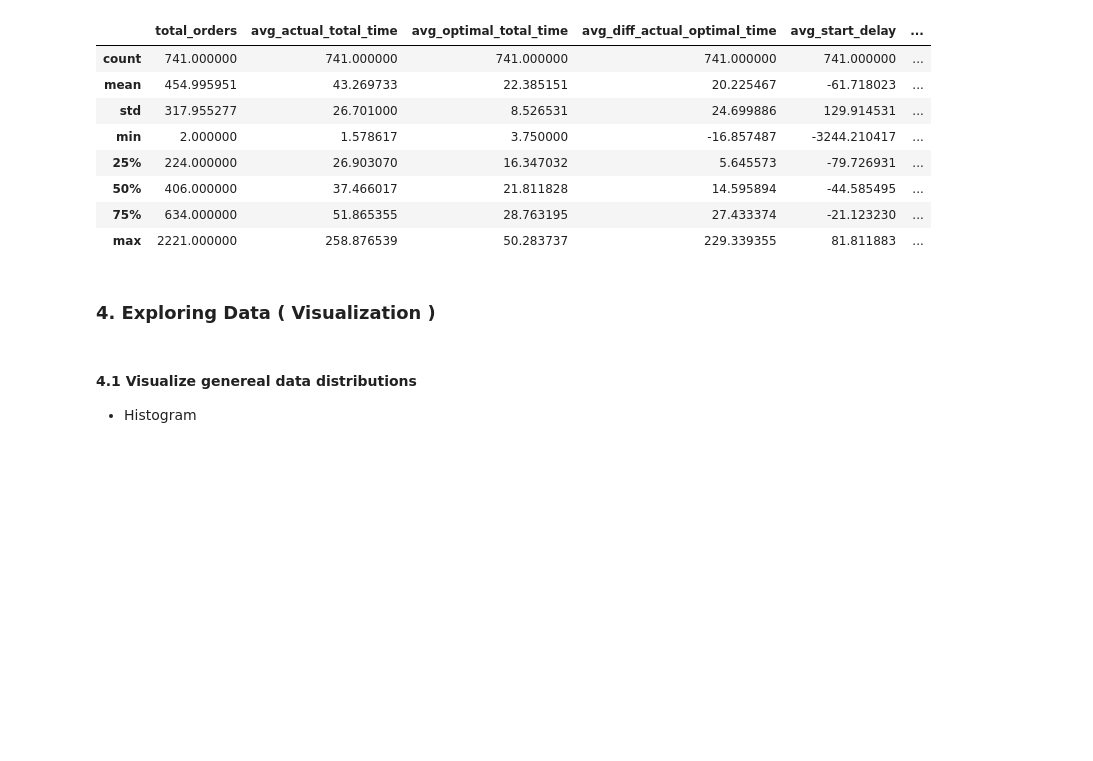
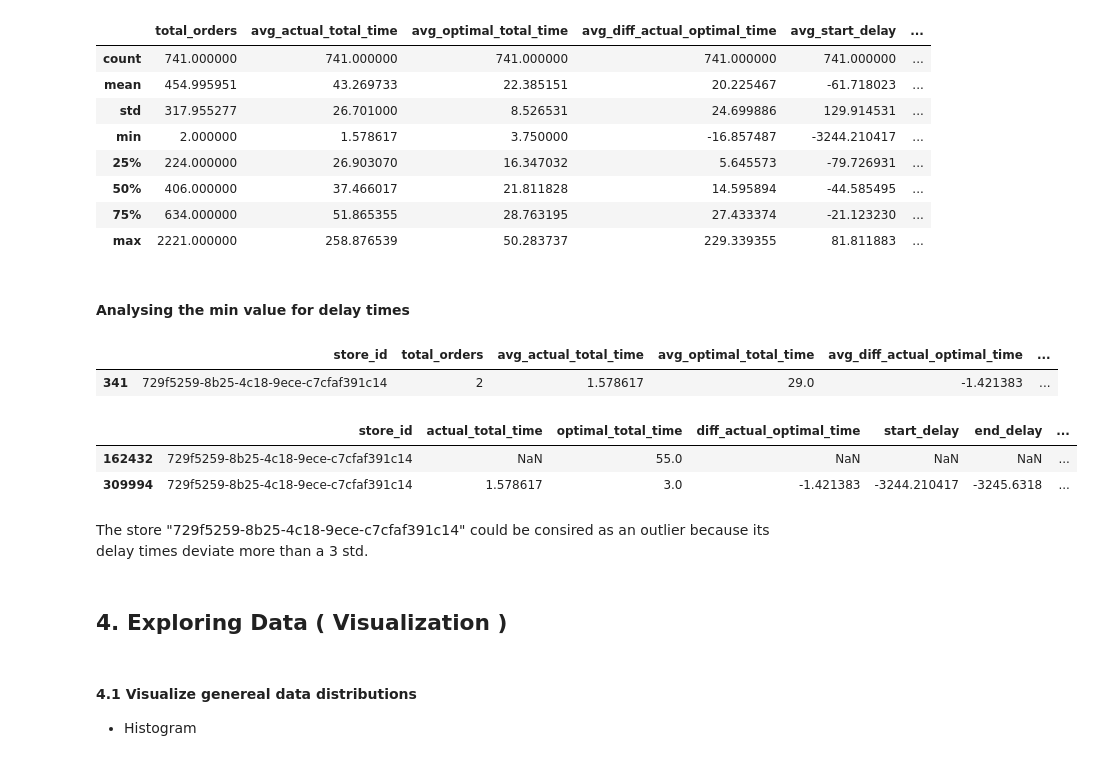
Before and after one commit to anfeher/Instamarket, a Jupyter notebook: research/EDA.ipynb, the cells around one changed output. Cells and saved outputs as stored; diff of their text form; code cells hidden in the pictures; blank space fills up the shorter version.

```diff
--- a/research/EDA.ipynb
+++ b/research/EDA.ipynb
@@ -301,8 +297,23 @@ df_store_agg.describe()
 | 50% | 406.000000 | 37.466017 | 21.811828 | 14.595894 | -44.585495 | ... |
 | 75% | 634.000000 | 51.865355 | 28.763195 | 27.433374 | -21.123230 | ... |
 | max | 2221.000000 | 258.876539 | 50.283737 | 229.339355 | 81.811883 | ... |
+# %% [markdown]
+#### Analysing the min value for delay times
+# %%
+df_store_agg[(df_store_agg["avg_start_delay"]<-452) & (df_store_agg["avg_end_delay"]<-429)]
+# %% [output]
+|  | store_id | total_orders | avg_actual_total_time | avg_optimal_total_time | avg_diff_actual_optimal_time | ... |
+| 341 | 729f5259-8b25-4c18-9ece-c7cfaf391c14 | 2 | 1.578617 | 29.0 | -1.421383 | ... |
+# %%
+df_by_store.get_group("729f5259-8b25-4c18-9ece-c7cfaf391c14")
+# %% [output]
+|  | store_id | actual_total_time | optimal_total_time | diff_actual_optimal_time | start_delay | end_delay | ... |
+| 162432 | 729f5259-8b25-4c18-9ece-c7cfaf391c14 | NaN | 55.0 | NaN | NaN | NaN | ... |
+| 309994 | 729f5259-8b25-4c18-9ece-c7cfaf391c14 | 1.578617 | 3.0 | -1.421383 | -3244.210417 | -3245.6318 | ... |
+# %% [markdown]
+The store "729f5259-8b25-4c18-9ece-c7cfaf391c14" could be consired as an outlier because its delay times deviate more than a 3 std.
 # %% [markdown]
-### 4. Exploring Data ( Visualization )
+## 4. Exploring Data ( Visualization )
 # %% [markdown]
 #### 4.1 Visualize genereal data distributions
 - Histogram
```
Also changed, not shown: parts of 16 cells of this notebook.
